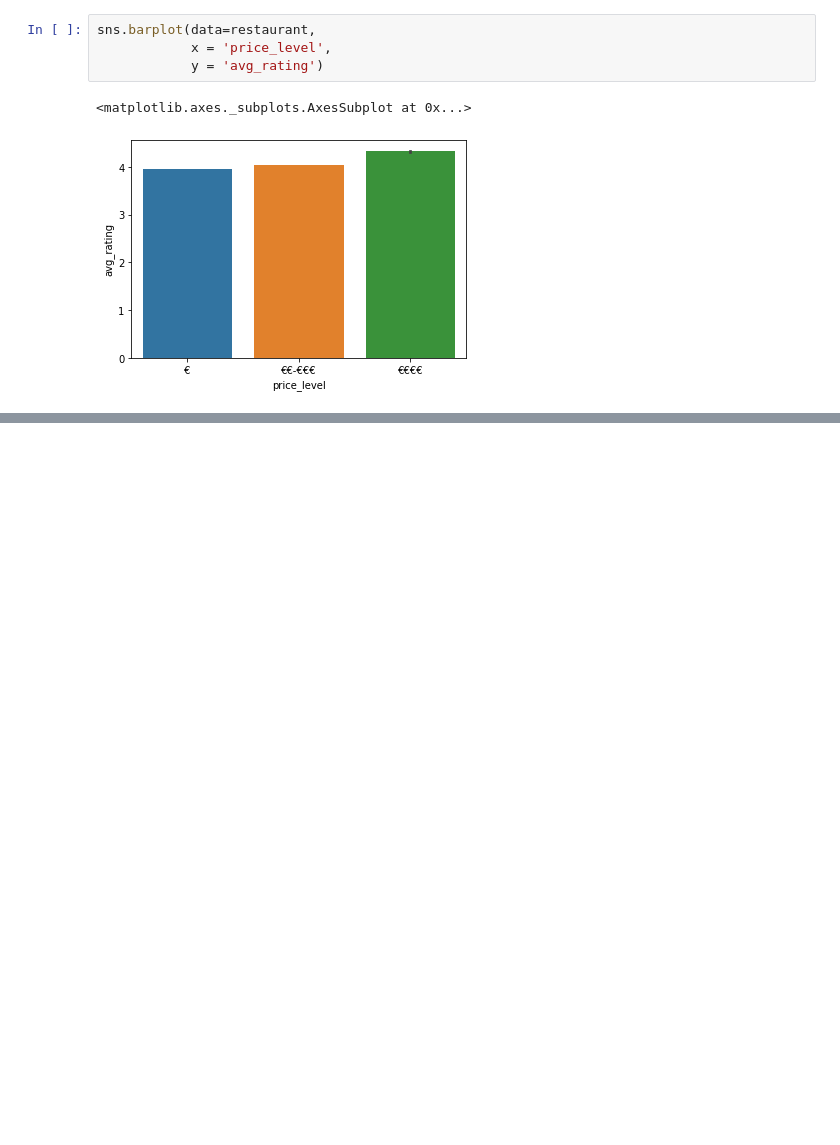
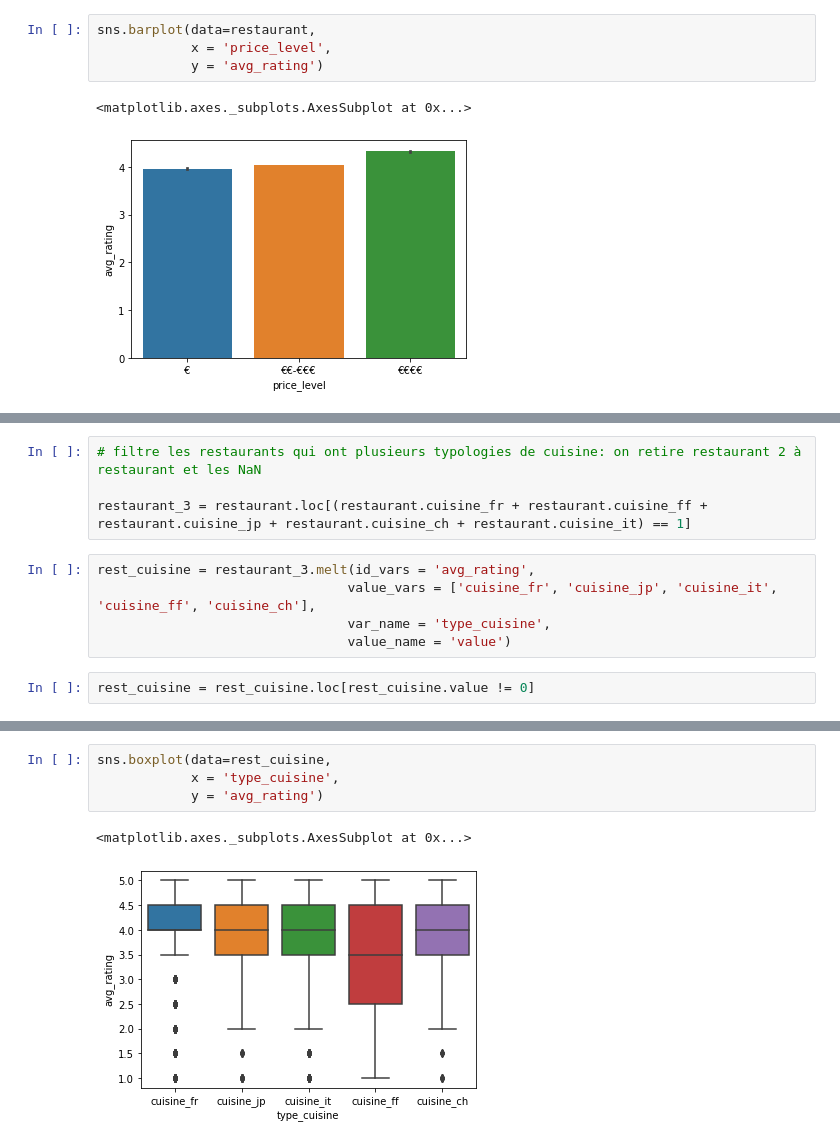
Before and after one commit to Julielebousse/tripadvisor_rating, a Jupyter notebook: Project2_Tripadvisor.ipynb, the cells around one changed output, grey strips where cells are left out. Drawn from its saved outputs; the diff is of its cells as text; blank space fills up the shorter version.

```diff
--- a/Project2_Tripadvisor.ipynb
+++ b/Project2_Tripadvisor.ipynb
@@ -126,0 +141,11 @@ sns.scatterplot(data=restaurant,
+# %%
+# filtre les restaurants qui ont plusieurs typologies de cuisine: on retire restaurant 2 à restaurant et les NaN
+
+restaurant_3 = restaurant.loc[(restaurant.cuisine_fr + restaurant.cuisine_ff + restaurant.cuisine_jp + restaurant.cuisine_ch + restaurant.cuisine_it) == 1]
+# %%
+rest_cuisine = restaurant_3.melt(id_vars = 'avg_rating',
+                                value_vars = ['cuisine_fr', 'cuisine_jp', 'cuisine_it', 'cuisine_ff', 'cuisine_ch'],
+                                var_name = 'type_cuisine',
+                                value_name = 'value')
+# %%
+rest_cuisine = rest_cuisine.loc[rest_cuisine.value != 0]
@@ -126,0 +168,7 @@ sns.scatterplot(data=restaurant,
+# %%
+sns.boxplot(data=rest_cuisine,
+            x = 'type_cuisine',
+            y = 'avg_rating')
+# %% [output]
+<matplotlib.axes._subplots.AxesSubplot at 0x...>
+[figure, added]
```
Also changed, not shown: parts of 15 cells of this notebook.
